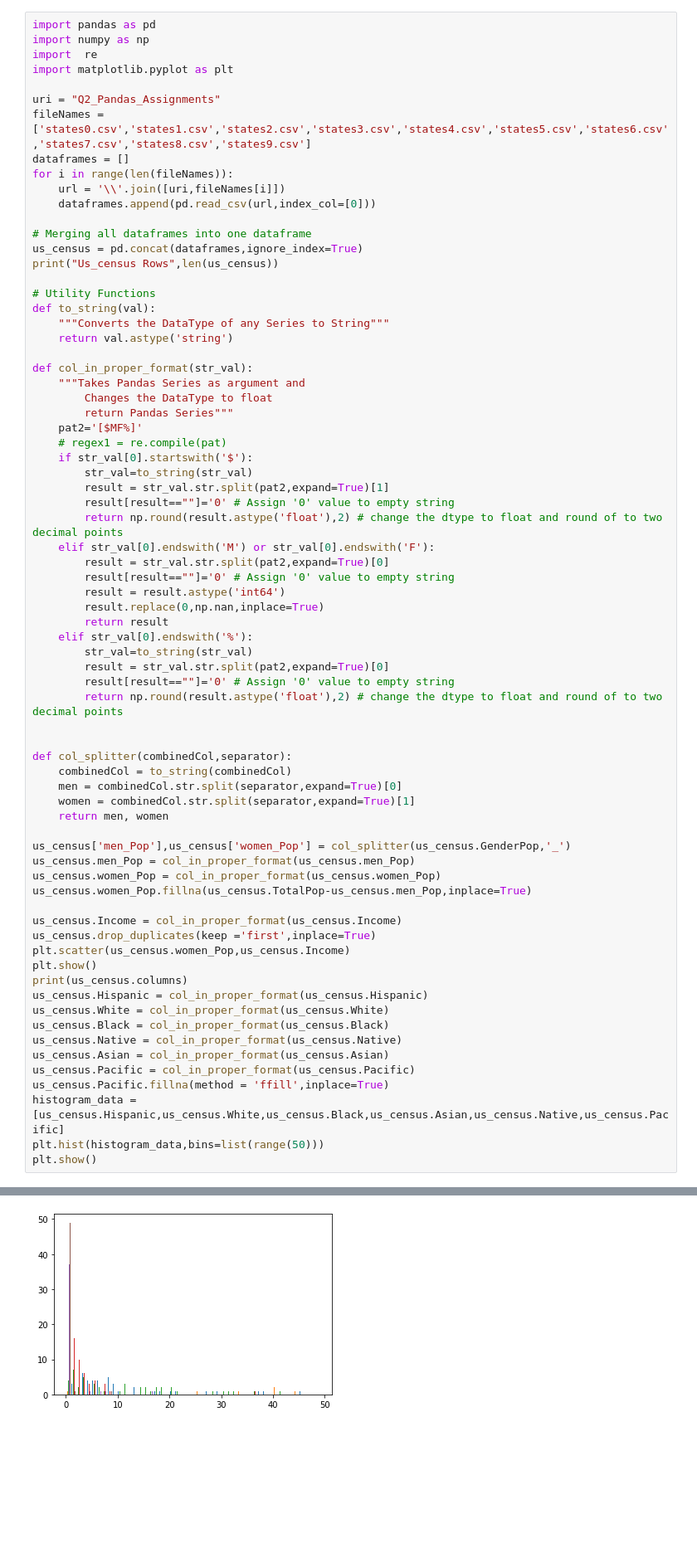
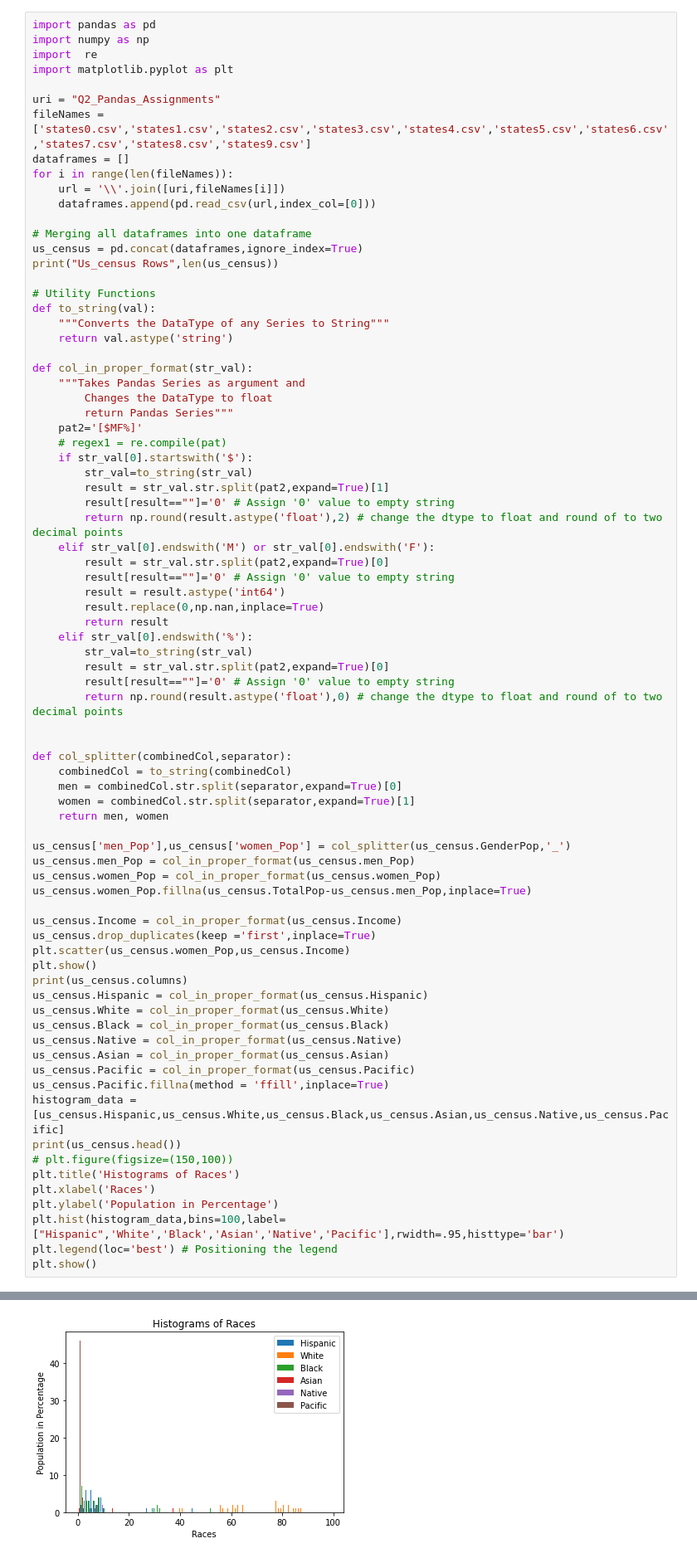
Before and after one commit to BrightDev19/AIC_Q2_Assignments, a Jupyter notebook: Q2_Pandas_PIAIC121475.ipynb, the cells around one changed output, grey strips where cells are left out. Shown at 83% size. Cells and saved outputs as stored; diff of their text form; blank space fills up the shorter version.

```diff
--- a/Q2_Pandas_PIAIC121475.ipynb
+++ b/Q2_Pandas_PIAIC121475.ipynb
@@ -41,7 +41,7 @@ def col_in_proper_format(str_val):
         str_val=to_string(str_val)
         result = str_val.str.split(pat2,expand=True)[0]
         result[result==""]='0' # Assign '0' value to empty string
-        return np.round(result.astype('float'),2) # change the dtype to float and round of to two decimal points
+        return np.round(result.astype('float'),0) # change the dtype to float and round of to two decimal points
 
 
 def col_splitter(combinedCol,separator):
@@ -68,7 +68,13 @@ us_census.Asian = col_in_proper_format(us_census.Asian)
 us_census.Pacific = col_in_proper_format(us_census.Pacific)
 us_census.Pacific.fillna(method = 'ffill',inplace=True)
 histogram_data = [us_census.Hispanic,us_census.White,us_census.Black,us_census.Asian,us_census.Native,us_census.Pacific]
-plt.hist(histogram_data,bins=list(range(50)))
+print(us_census.head())
+# plt.figure(figsize=(150,100))
+plt.title('Histograms of Races')
+plt.xlabel('Races')
+plt.ylabel('Population in Percentage')
+plt.hist(histogram_data,bins=100,label=["Hispanic",'White','Black','Asian','Native','Pacific'],rwidth=.95,histtype='bar')
+plt.legend(loc='best') # Positioning the legend
 plt.show()
 # %% [output]
 Us_census Rows 60
@@ -79,4 +98,4 @@ Index(['State', 'TotalPop', 'Hispanic', 'White', 'Black', 'Native', 'Asian',
-[figure, old version]
+[figure, new version]
 # %%
 import numpy as np
 import pandas as pd
```
Also changed, not shown: parts of 2 cells of this notebook.
